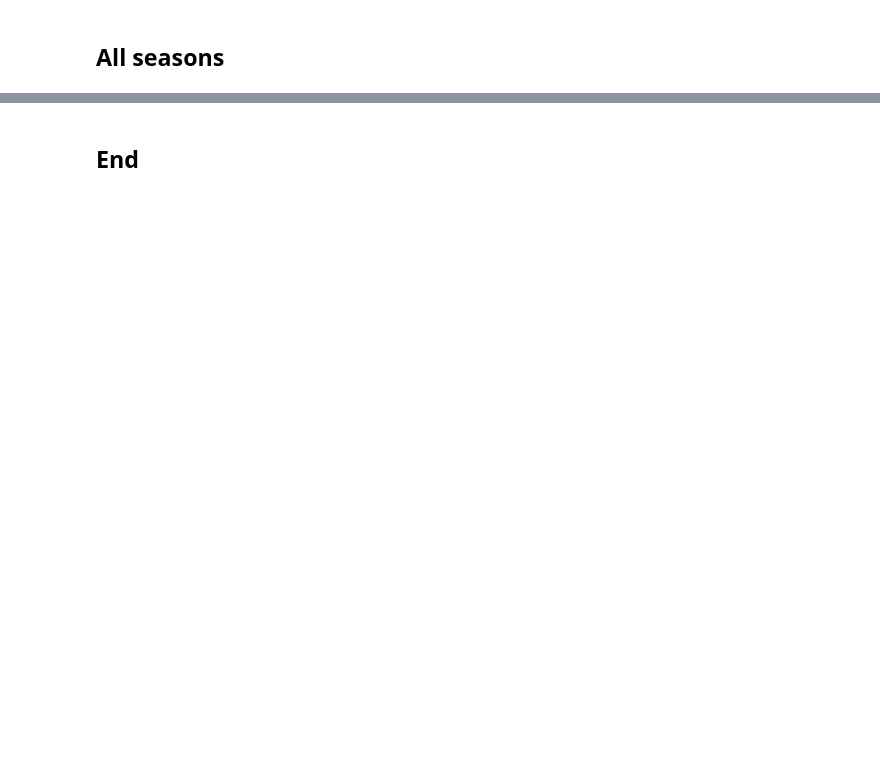
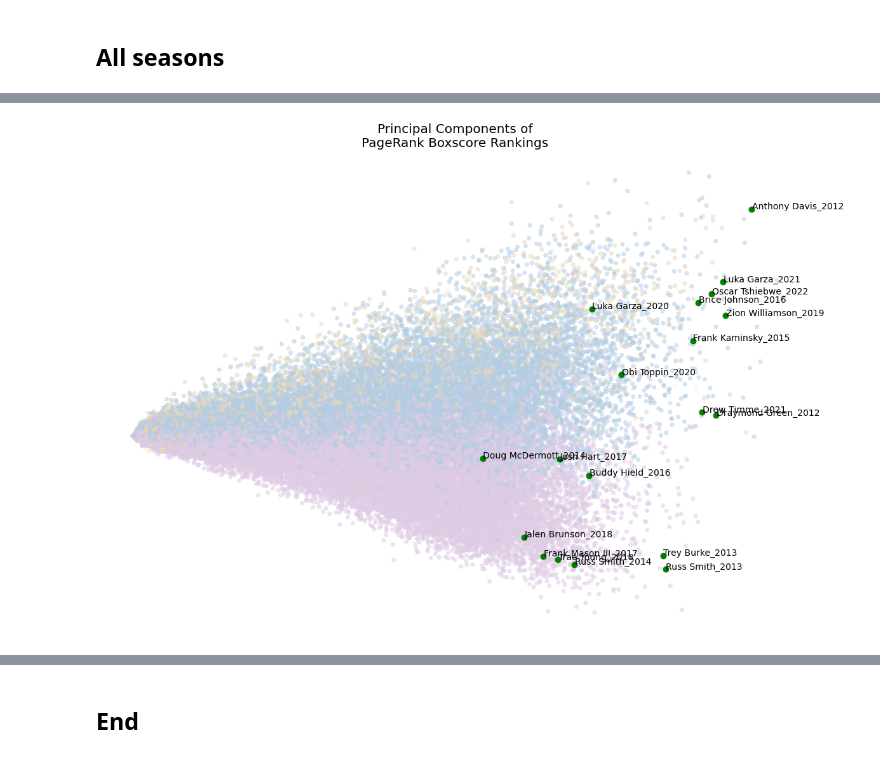
Before and after one commit to btatkinson/NCAA-basketball-Capstone, a Jupyter notebook: notebooks/blake_exploratory/player_pagerank.ipynb, the cells around one changed output, grey strips where cells are left out. Saved outputs shown, nothing was run; the diff lists cells and outputs as text; code cells hidden in the pictures; blank space fills up the shorter version.

```diff
--- a/notebooks/blake_exploratory/player_pagerank.ipynb
+++ b/notebooks/blake_exploratory/player_pagerank.ipynb
@@ -646,6 +648,19 @@ for season in [2012,2013,2014,2015, 2016,2017, 2018, 2019, 2020, 2021, 2022]:
 
     season_player_rank['season']=season
     season_player_rank['player_name'] = season_player_rank['player_id'].map(players_id2name) + f'_{season}'
+
+    positions = pbox.copy().groupby(['athlete_id'])['athlete_position_abbreviation'].apply(pd.Series.mode).reset_index()
+    positions = positions.drop(columns=['level_1'])
+    mapping = {
+        'PF':'F', # inconsistent on how specific they are
+        'SF':'F',
+        'PG':'G',
+        'SG':'G'
+    }
+    positions['athlete_position_abbreviation'] = positions['athlete_position_abbreviation'].apply(
+        lambda x: mapping[x] if x in mapping else x )
+
+    season_player_rank = season_player_rank.merge(positions.rename(columns={'athlete_id':'player_id'}), on=['player_id'], how='left')
     player_ranks.append(season_player_rank)
 
 player_ranks = pd.concat(player_ranks).sort_values(by='pts_pm_prnk', ascending=False).reset_index(drop=True)
@@ -687,26 +725,29 @@ npoys = test.copy().loc[test['is_poy']==0].sample(frac=1).reset_index(drop=True)
 # %%
 import matplotlib.pyplot as plt
 
 
-fig, ax=plt.subplots(figsize=(20, 10))
+fig, ax=plt.subplots(figsize=(20, 14))
 
-plt.scatter(npoys.pc_1, npoys.pc_2, c='k', alpha = 0.05)
-plt.scatter(poys.pc_1, poys.pc_2, c='g', s=40)
+ax.scatter(npoys.pc_1, npoys.pc_2, c=npoys.athlete_position_abbreviation.factorize()[0], alpha = 0.5,cmap='Pastel1')
+ax.scatter(poys.pc_1, poys.pc_2, c='g', s=80)
 
-plt.title("Principal Components", fontsize=20)
+plt.title("Principal Components of\nPageRank Boxscore Rankings", fontsize=20)
 
 
 for i in range(poys.shape[0]):
-    plt.text(x=poys.pc_1[i],y=poys.pc_2[i],s=poys.player_name[i])
+    plt.text(x=poys.pc_1[i]+0.01,y=poys.pc_2[i],s=poys.player_name[i], fontsize=14)
 
-ax.set_ylabel('PC 2')
-ax.set_xlabel('PC 1')
+ax.set_ylabel('PC 2', fontsize=18)
+ax.set_xlabel('PC 1', fontsize=18)
+ax.axis('off')
 
 plt.show()
 
 
 
 # test.loc[test['player_name'].str.contains('III_2017')]
+# %% [output]
+[figure, added]
 # %%
 
 
```
Also changed, not shown: parts of 16 cells of this notebook, 22 other files.
